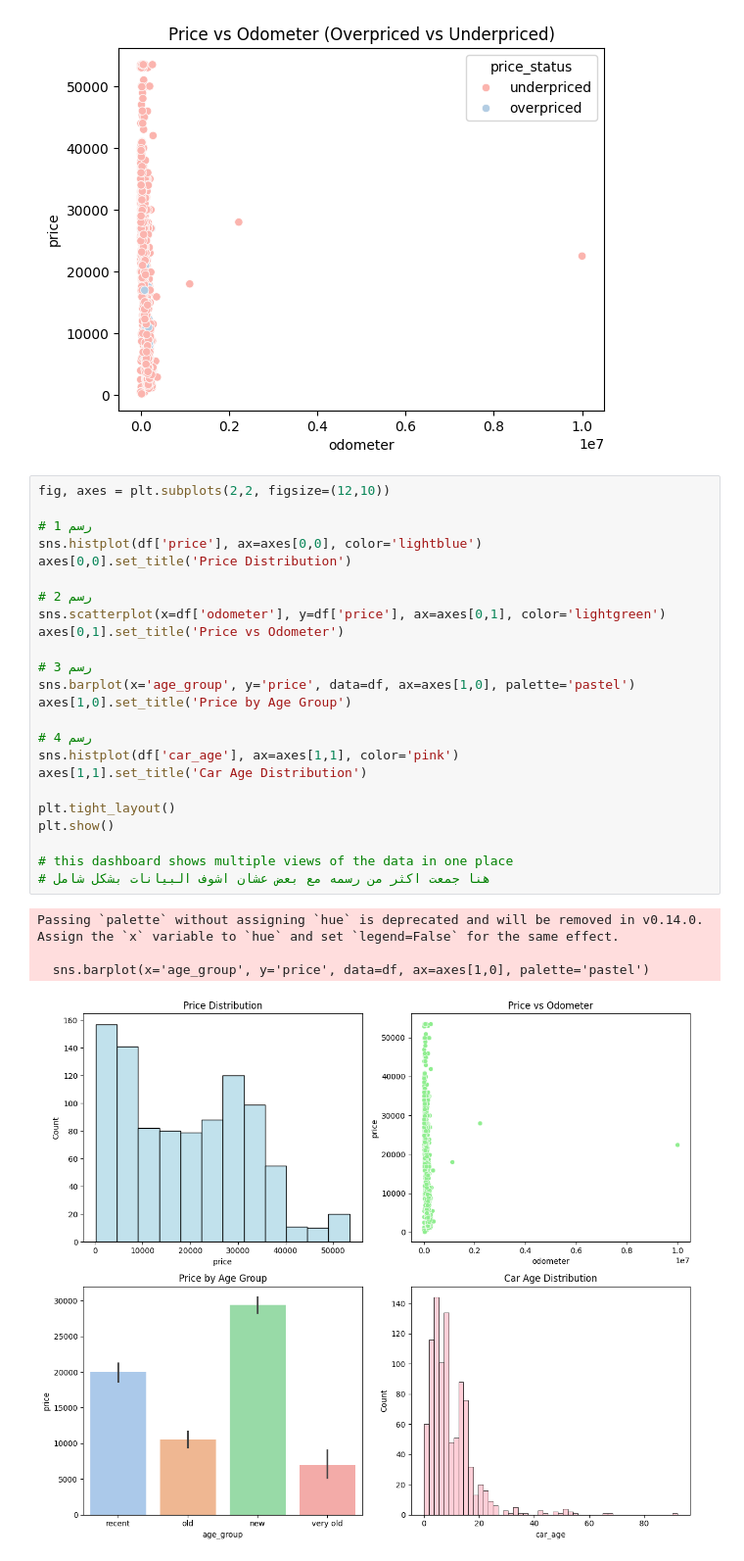
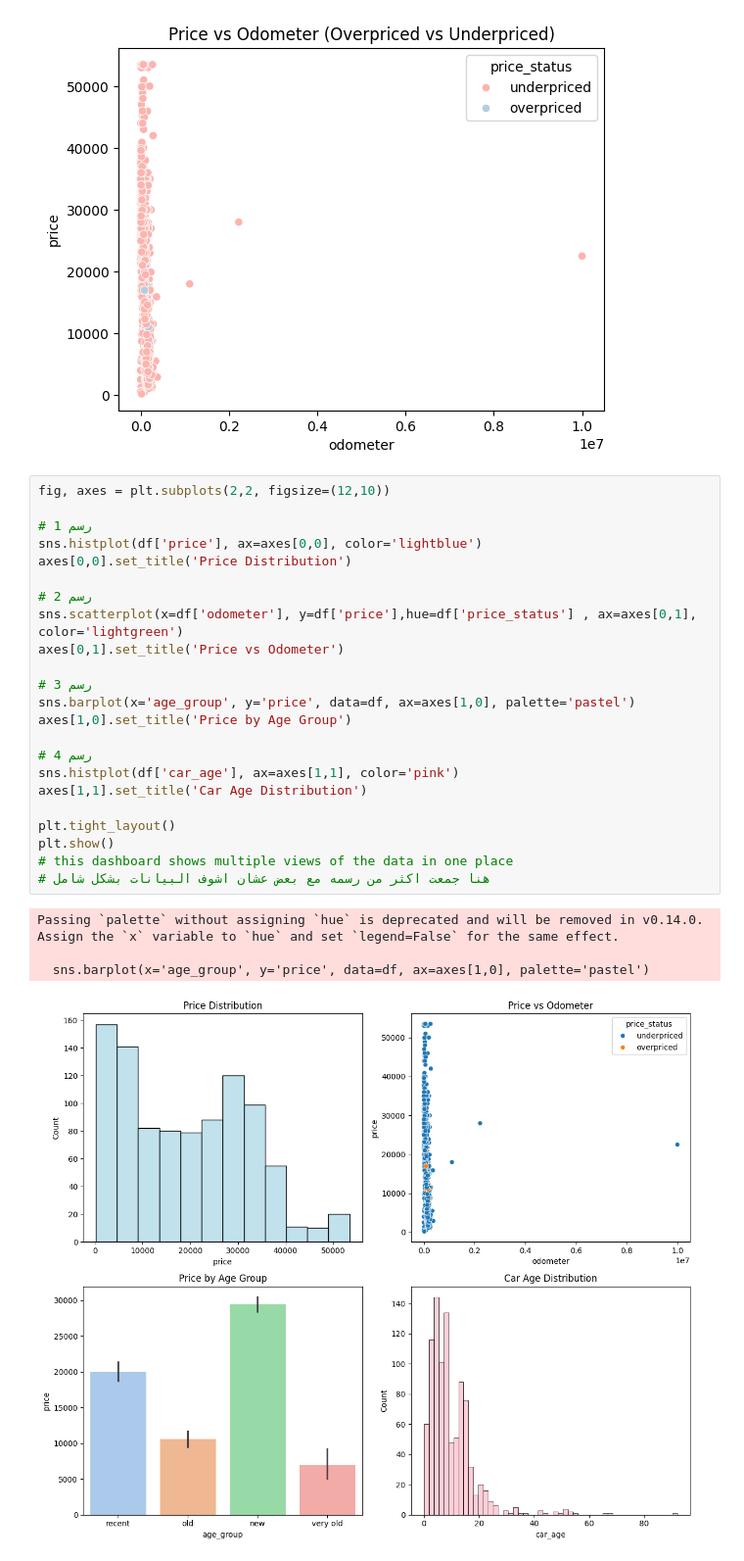
Before and after one commit to FX9919/Final-project-used-car-analysis, a Jupyter notebook: Final_project_used_car__Analyse_4.ipynb, the cells around one changed output. Shown at 98% size. Drawn from its saved outputs; the diff is of its cells as text.

```diff
--- a/Final_project_used_car__Analyse_4.ipynb
+++ b/Final_project_used_car__Analyse_4.ipynb
@@ -130,29 +130,28 @@ plt.show()
 # %%
 fig, axes = plt.subplots(2,2, figsize=(12,10))
 
 # رسم 1
 sns.histplot(df['price'], ax=axes[0,0], color='lightblue')
 axes[0,0].set_title('Price Distribution')
 
 # رسم 2
-sns.scatterplot(x=df['odometer'], y=df['price'], ax=axes[0,1], color='lightgreen')
+sns.scatterplot(x=df['odometer'], y=df['price'],hue=df['price_status'] , ax=axes[0,1], color='lightgreen')
 axes[0,1].set_title('Price vs Odometer')
 
 # رسم 3
 sns.barplot(x='age_group', y='price', data=df, ax=axes[1,0], palette='pastel')
 axes[1,0].set_title('Price by Age Group')
 
 # رسم 4
 sns.histplot(df['car_age'], ax=axes[1,1], color='pink')
 axes[1,1].set_title('Car Age Distribution')
 
 plt.tight_layout()
 plt.show()
-
 # this dashboard shows multiple views of the data in one place
 # هنا جمعت اكثر من رسمه مع بعض عشان اشوف البيانات بشكل شامل
 # %% [output]
 Passing `palette` without assigning `hue` is deprecated and will be removed in v0.14.0. Assign the `x` variable to `hue` and set `legend=False` for the same effect.
 
   sns.barplot(x='age_group', y='price', data=df, ax=axes[1,0], palette='pastel')
-[figure, old version]
+[figure, new version]
```
Also changed, not shown: parts of 1 cell of this notebook.
